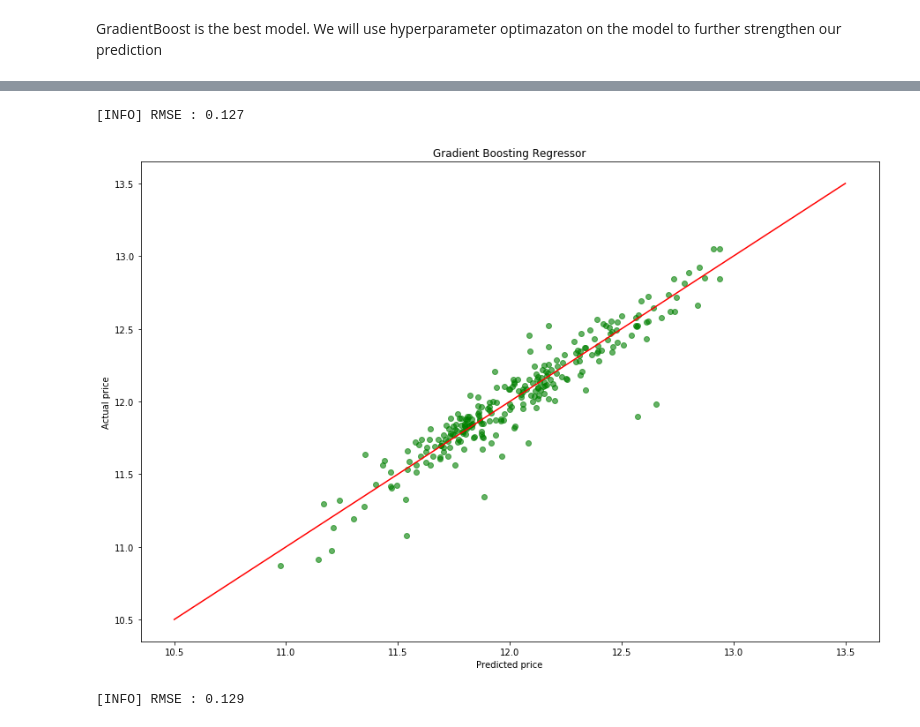
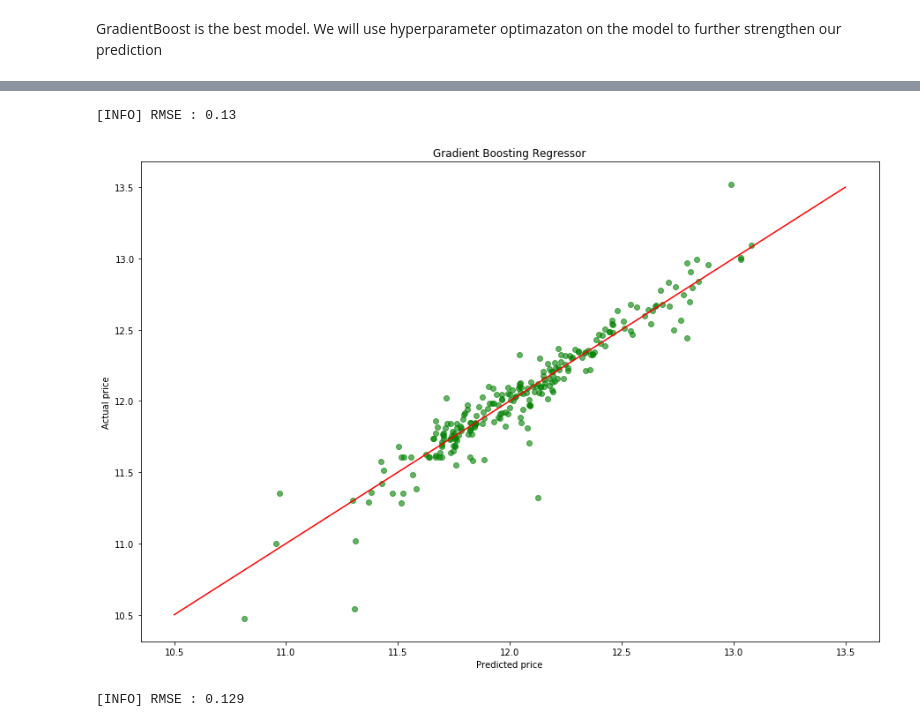
Before and after one commit to yohannjs/AML-2019, a Jupyter notebook: Challenges/House_Pricing/eivind_hpc.ipynb, the cells around one changed output, grey strips where cells are left out. Saved outputs shown, nothing was run; the diff lists cells and outputs as text; code cells hidden in the pictures.

```diff
--- a/Challenges/House_Pricing/eivind_hpc.ipynb
+++ b/Challenges/House_Pricing/eivind_hpc.ipynb
@@ -415,16 +407,15 @@ print(featureReducedTestDF.shape)
 # %%
 #y = featureReducedTrainDF['SalePrice'] # copies SalePrice to a new dataframe
-y = np.log(featureReducedTrainDF['SalePrice'][:1200])  # copies SalePrice to a new dataframe and make it Gaussian distrubuted
+y = np.log(featureReducedTrainDF['SalePrice'])  # copies SalePrice to a new dataframe and make it Gaussian distrubuted
 X = featureReducedTrainDF.drop(['SalePrice', 'BldgType_2FmCon','LotFrontage', 'GarageYrBlt'], axis=1) # drops SalePrice from the training data. Also dropping LotFrontage and GarageYrBlt as they contain null values
 
-y_real = np.log(featureReducedTrainDF['SalePrice'][-260:])
-X_real = X[-260:]
-X = X[:1200]
+#y_real = np.log(featureReducedTrainDF['SalePrice'][-260:])
+#X_real = X[-260:]
+
 print("Null values in dataset: ", X.isnull().sum().any()) # checks for null values
 print(y.shape)
 print(X.shape)
-print(y_real.shape)
-print(X_real.shape)
+
 # allnum_prices = allnum_train['SalePrice'].copy()
 
 #print("Null values in dataset: ", X.isnull().sum())
@@ -488,0 +459,28 @@ print(Y_test.shape)
+# %%
+from sklearn.model_selection import train_test_split
+from sklearn import preprocessing
+
+idColl = X.Id
+X = X.drop(["Id"],axis=1)
+X.index = idColl
+
+
+kolonner = X.columns
+
+scaler = preprocessing.StandardScaler()
+robust_scaled_df = scaler.fit_transform(X)
+robust_scaled_X = pd.DataFrame(robust_scaled_df, columns=kolonner)
+
+
+min_max_scaler = preprocessing.MinMaxScaler()
+min_max_df = min_max_scaler.fit_transform(X)
+min_max_X = pd.DataFrame(min_max_df, columns=kolonner)
+
+# Divide training set
+
+seed = 1
+test_size = 0.20
+
+X_train, X_test, Y_train, Y_test  = train_test_split(min_max_X, y, test_size = test_size, random_state = seed)
+
+min_max_X.head()
@@ -558,21 +572,21 @@ model_results
 # %%
 # Best model
 best_model = GradientBoostingRegressor()
 best_model.fit(X_train,Y_train)
 
-best_predictions = best_model.predict(X_real)
-print("[INFO] RMSE : {}".format(round(np.sqrt(mean_squared_error(best_predictions, y_real)), 3)))
+best_predictions = best_model.predict(X_test)
+print("[INFO] RMSE : {}".format(round(np.sqrt(mean_squared_error(best_predictions, Y_test)), 3)))
 
 plt.figure(figsize=(15,10))
-plt.scatter(best_predictions, y_real, alpha=0.6, c='g')
+plt.scatter(best_predictions, Y_test, alpha=0.6, c='g')
 plt.plot([10.5,13.5],[10.5,13.5],"r")
 plt.xlabel("Predicted price")
 plt.ylabel("Actual price")
 plt.title("Gradient Boosting Regressor")
 plt.show()
 # %% [output]
-[INFO] RMSE : 0.127
+[INFO] RMSE : 0.13
-[figure, old version]
+[figure, new version]
 # %%
 # Second best model
 best_xgbmodel = xgb.XGBRegressor()
```
Also changed, not shown: parts of 13 cells of this notebook, 1 other file.
